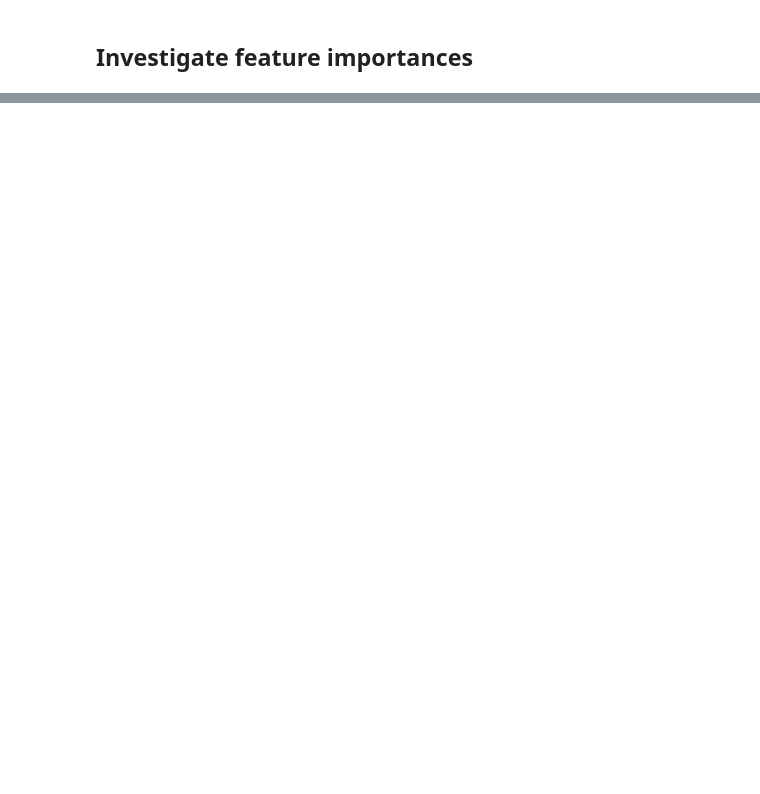
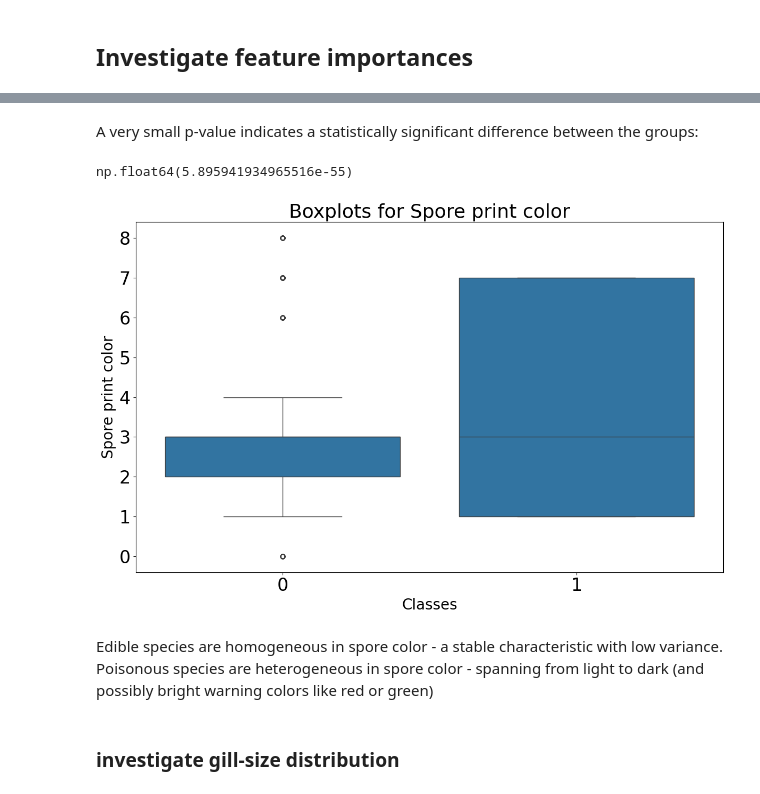
Before and after one commit to milenakowalska/mushroom_classification_model, a Jupyter notebook: mushroom_classifier.ipynb, the cells around one changed output, grey strips where cells are left out. Saved outputs shown, nothing was run; the diff lists cells and outputs as text; code cells hidden in the pictures; blank space fills up the shorter version.

```diff
--- a/mushroom_classifier.ipynb
+++ b/mushroom_classifier.ipynb
@@ -337,0 +420,23 @@ dtype: float64
+# %% [markdown]
+A very small p-value indicates a statistically significant difference between the groups:
+# %%
+t_test_spc[1]
+# %% [output]
+np.float64(5.895941934965516e-55)
+# %%
+plt.figure(figsize=(12, 8))
+sns.boxplot(x="class", y="spore-print-color", data=df)
+
+plt.title(f"Boxplots for Spore print color", fontsize=26)
+plt.xlabel("Classes", fontsize=20)
+plt.ylabel("Spore print color", fontsize=20)
+plt.tick_params(axis="both", labelsize=24)
+plt.tight_layout()
+plt.show()
+# %% [output]
+[figure, added]
+# %% [markdown]
+Edible species are homogeneous in spore color - a stable characteristic with low variance.
+Poisonous species are heterogeneous in spore color - spanning from light to dark (and possibly bright warning colors like red or green)
+# %% [markdown]
+### investigate gill-size distribution
```
Also changed, not shown: parts of 24 cells of this notebook.
